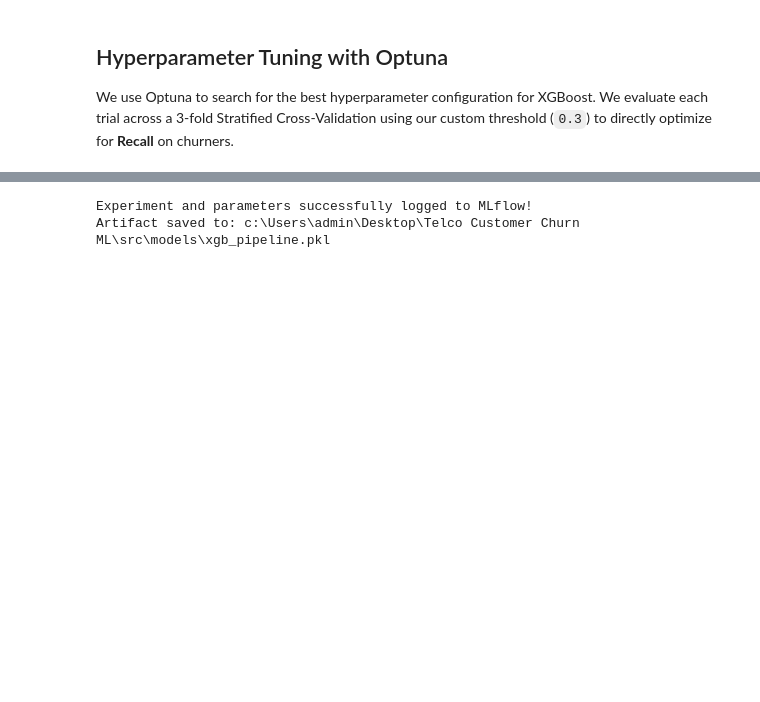
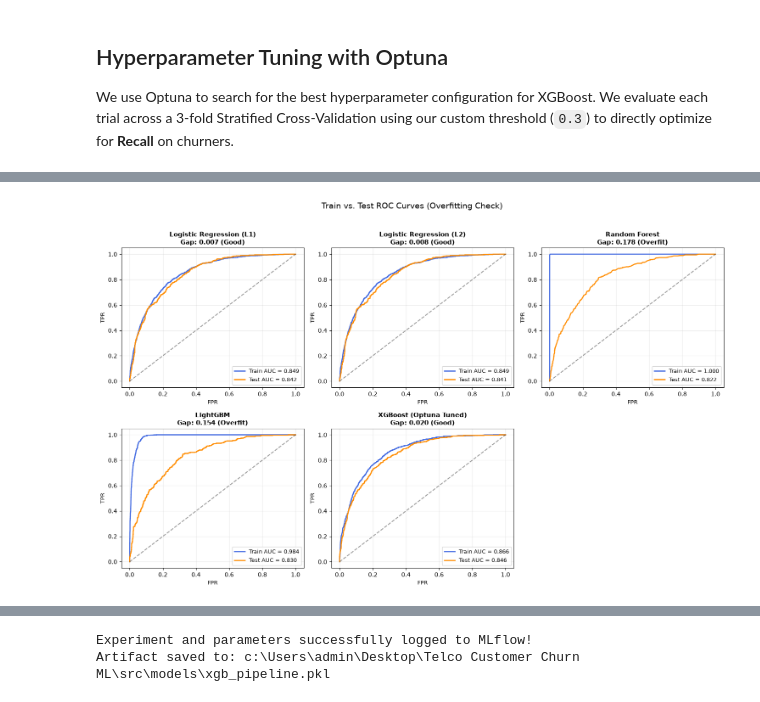
Before and after one commit to myroslav284/Telco-Customer-Churn-ML, a Jupyter notebook: notebooks/01_model_training.ipynb, the cells around one changed output, grey strips where cells are left out. Cells and saved outputs as stored; diff of their text form; code cells hidden in the pictures; blank space fills up the shorter version.

Commit message:
Update XGBoost pipeline model: new training results and optimizations

```diff
--- a/notebooks/01_model_training.ipynb
+++ b/notebooks/01_model_training.ipynb
@@ -529,0 +571,79 @@ weighted avg      0.814     0.656     0.674      1409
+# %%
+import pandas as pd
+import matplotlib.pyplot as plt
+from sklearn.metrics import roc_curve, roc_auc_score
+from sklearn.pipeline import Pipeline
+
+print("=" * 65)
+print("Evaluating Generalization & Overfitting Across All 5 Models")
+print("=" * 65)
+
+# Dictionary of candidate models
+evaluation_models = {
+    "Logistic Regression (L1)": models["Logistic Regression (L1/Lasso)"],
+    "Logistic Regression (L2)": models["Logistic Regression (L2/Ridge)"],
+    "Random Forest": models["Random Forest"],
+    "LightGBM": models["LightGBM"],
+    "XGBoost (Optuna Tuned)": final_pipeline.named_steps['classifier']
+}
+
+results = []
+
+# Create a clean 2x3 subplot grid
+fig, axes = plt.subplots(2, 3, figsize=(15, 9))
+axes = axes.flatten()
+
+for idx, (name, clf) in enumerate(evaluation_models.items()):
+    ax = axes[idx]
+
+    pipe = Pipeline(steps=[
+        ('preprocessor', preprocessor),
+        ('classifier', clf)
+    ])
+    pipe.fit(X_train, y_train)
+
+    # Probabilities
+    train_probs = pipe.predict_proba(X_train)[:, 1]
+    test_probs = pipe.predict_proba(X_test)[:, 1]
+
+    # AUC scores
+    train_auc = roc_auc_score(y_train, train_probs)
+    test_auc = roc_auc_score(y_test, test_probs)
+    gap = train_auc - test_auc
+
+    results.append({
+        "Model": name,
+        "Train ROC-AUC": round(train_auc, 4),
+        "Test ROC-AUC": round(test_auc, 4),
+        "Overfitting Gap": round(gap, 4),
+        "Status": "Overfitted" if gap > 0.05 else "Well-generalized"
+    })
+
+    # Compute ROC curves for Train and Test
+    fpr_tr, tpr_tr, _ = roc_curve(y_train, train_probs)
+    fpr_te, tpr_te, _ = roc_curve(y_test, test_probs)
+
+    # Plot individual model curve
+    ax.plot(fpr_tr, tpr_tr, label=f"Train AUC = {train_auc:.3f}", color='royalblue', linewidth=1.8)
+    ax.plot(fpr_te, tpr_te, label=f"Test AUC = {test_auc:.3f}", color='darkorange', linewidth=1.8)
+    ax.plot([0, 1], [0, 1], 'k--', alpha=0.4)
+
+    status_label = "Overfit" if gap > 0.05 else "Good"
+    ax.set_title(f"{name}\nGap: {gap:.3f} ({status_label})", fontsize=11, fontweight='bold')
+    ax.set_xlabel("FPR", fontsize=9)
+    ax.set_ylabel("TPR", fontsize=9)
+    ax.legend(loc="lower right", fontsize=9)
+    ax.grid(alpha=0.25)
+
+# Hide the unused 6th subplot
+fig.delaxes(axes[5])
+
+plt.suptitle("Train vs. Test ROC Curves (Overfitting Check)", fontsize=14, y=1.02)
+plt.tight_layout()
+plt.show()
+
+# Display summary table below the plots
+auc_summary_df = pd.DataFrame(results).sort_values(by="Test ROC-AUC", ascending=False)
+print("\nModel Overfitting & Generalization Summary Table:")
+print(auc_summary_df.to_string(index=False))
+# %% [output]
@@ -529,0 +653 @@ weighted avg      0.814     0.656     0.674      1409
+[figure, added]
```
Also changed, not shown: parts of 19 cells of this notebook, 2 other files.
